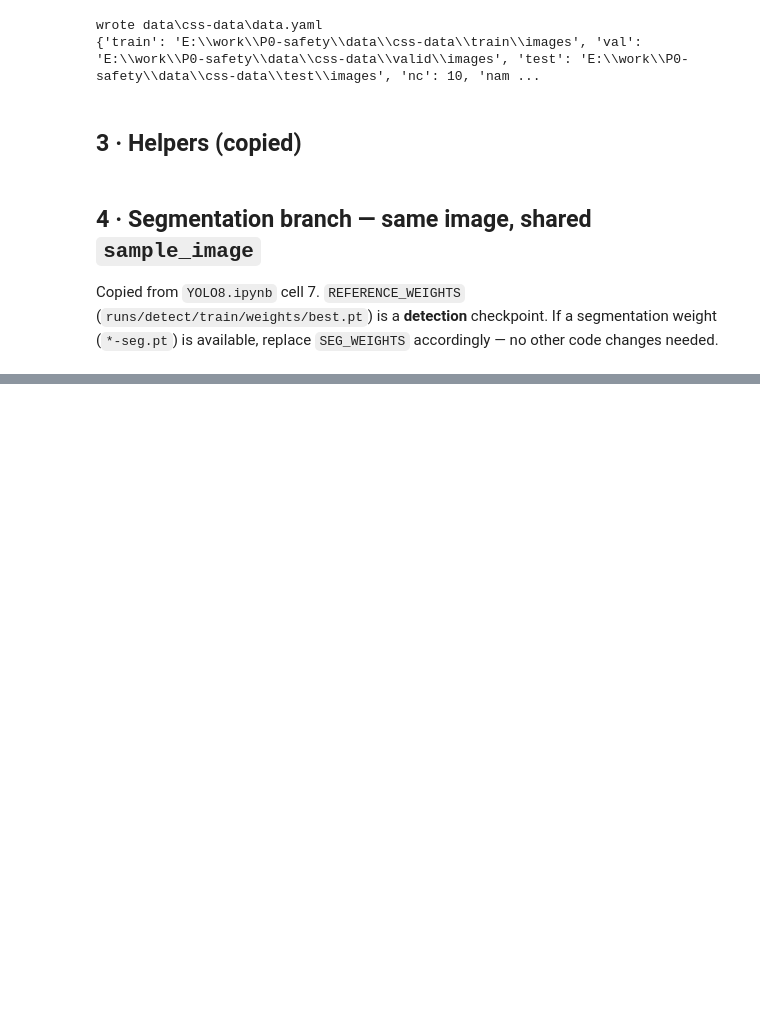
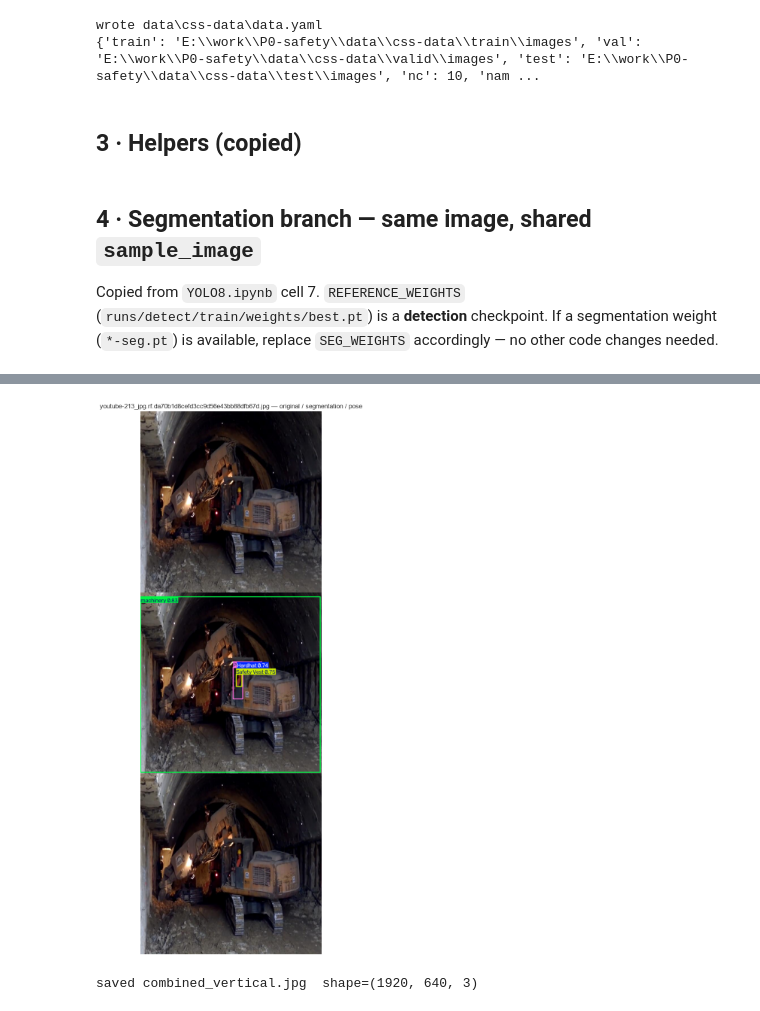
Before and after one commit to rif42/P0-safety, a Jupyter notebook: yolo-pose.ipynb, the cells around one changed output, grey strips where cells are left out. Saved outputs shown, nothing was run; the diff lists cells and outputs as text; code cells hidden in the pictures; blank space fills up the shorter version.

```diff
--- a/yolo-pose.ipynb
+++ b/yolo-pose.ipynb
@@ -686,0 +249,28 @@ fused = fused_seg_pose_plot_with_counts(seg_results, pose_results, sample_image,
+# %%
+# -- Combine vertically: original + segmentation + pose (one image) --
+import cv2
+import matplotlib.pyplot as plt
+import numpy as np
+
+# reuse same sample_image + already-run results (no re-inference)
+orig_bgr = cv2.imread(str(sample_image))
+orig = cv2.cvtColor(orig_bgr, cv2.COLOR_BGR2RGB)
+seg = cv2.cvtColor(seg_results[0].plot(), cv2.COLOR_BGR2RGB)  # segmentation branch
+pose = cv2.cvtColor(results[0].plot(), cv2.COLOR_BGR2RGB)     # pose branch (results from previous cell)
+
+# stack vertically — all three have same WxH since they come from same image
+combined = np.vstack([orig, seg, pose])
+
+plt.figure(figsize=(10, 15))
+plt.imshow(combined)
+plt.axis("off")
+plt.title(f"{sample_image.name} — original / segmentation / pose")
+plt.tight_layout()
+plt.show()
+
+# save one file for report
+cv2.imwrite("combined_vertical.jpg", cv2.cvtColor(combined, cv2.COLOR_RGB2BGR))
+print(f"saved combined_vertical.jpg  shape={combined.shape}")
+# %% [output]
+[figure, added]
+saved combined_vertical.jpg  shape=(1920, 640, 3)
```
Also changed, not shown: parts of 11 cells of this notebook, 4 other files.
